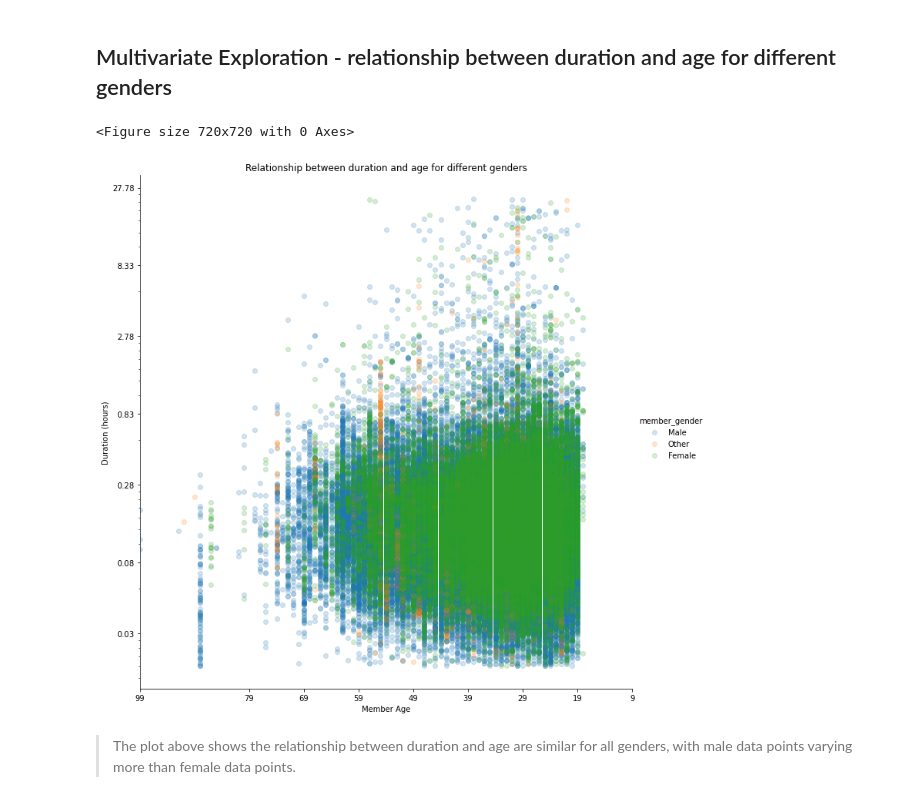
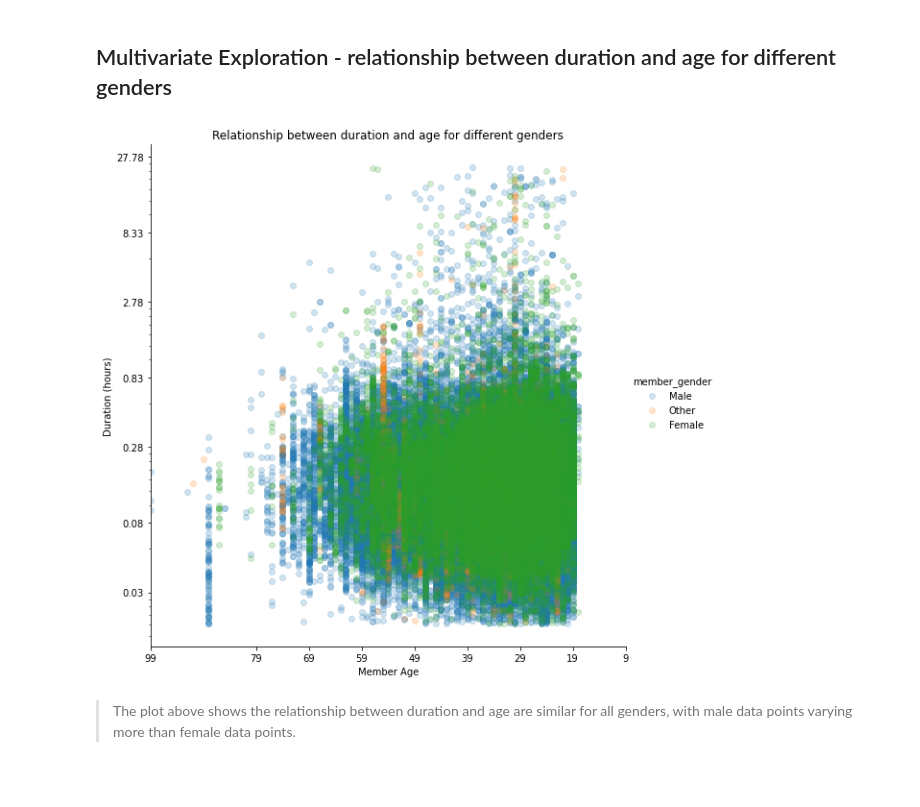
Before and after one commit to mingminwang/Communicate-data-findings_Udacity, a Jupyter notebook: exploration_Ford GoBike_slides.ipynb, the cells around one changed output. Drawn from its saved outputs; the diff is of its cells as text; code cells hidden in the pictures.

```diff
--- a/exploration_Ford GoBike_slides.ipynb
+++ b/exploration_Ford GoBike_slides.ipynb
@@ -337,29 +335,26 @@ plt.title('Distance vs. age');
 # %% [markdown]
 ## Multivariate Exploration - relationship between duration and age for different genders
 # %%
-plt.figure(figsize=[10,10]);
-
-g = sb.FacetGrid(data = fbike_clean[fbike_clean.distance<60], hue = 'member_gender', height = 10);
-g.map(plt.scatter, 'member_birth_year', 'duration_sec', alpha=0.2)
-plt.yscale('log')
-g.add_legend()
+g = sb.FacetGrid(data = fbike_clean[fbike_clean.distance<60], hue = 'member_gender', height = 8);
+g.map(plt.scatter, 'member_birth_year', 'duration_sec', alpha=0.2);
+plt.yscale('log');
+g.add_legend();
 
 # change tick labels for age
 ticks=[1920, 1940, 1950, 1960, 1970, 1980, 1990, 2000, 2010];
-labels = ['{}'.format(v) for v in 2019-np.array(ticks)]
+labels = ['{}'.format(v) for v in 2019-np.array(ticks)];
 plt.xticks(ticks, labels) # relabel the x axis with ages in stead of birth year
 plt.xlim([1920, 2010]); # excluding ages older than 100, whihc could be errors in dataset
 
 # change tick labels for duration in hours
 ticks=[100, 300, 1000, 3000, 10000, 30000, 100000];
 labels = ['{:.2f}'.format(v) for v in np.array(ticks)/3600];
 plt.yticks(ticks, labels);
 
-plt.title('Relationship between duration and age for different genders')
-plt.ylabel('Duration (hours)')
+plt.title('Relationship between duration and age for different genders');
+plt.ylabel('Duration (hours)');
 plt.xlabel('Member Age');
 # %% [output]
-<Figure size 720x720 with 0 Axes>
-[figure, old version]
+[figure, new version]
 # %% [markdown]
 > The plot above shows the relationship between duration and age are similar for all genders, with male data points varying more than female data points.
```
Also changed, not shown: parts of 7 cells of this notebook, 3 other files.
